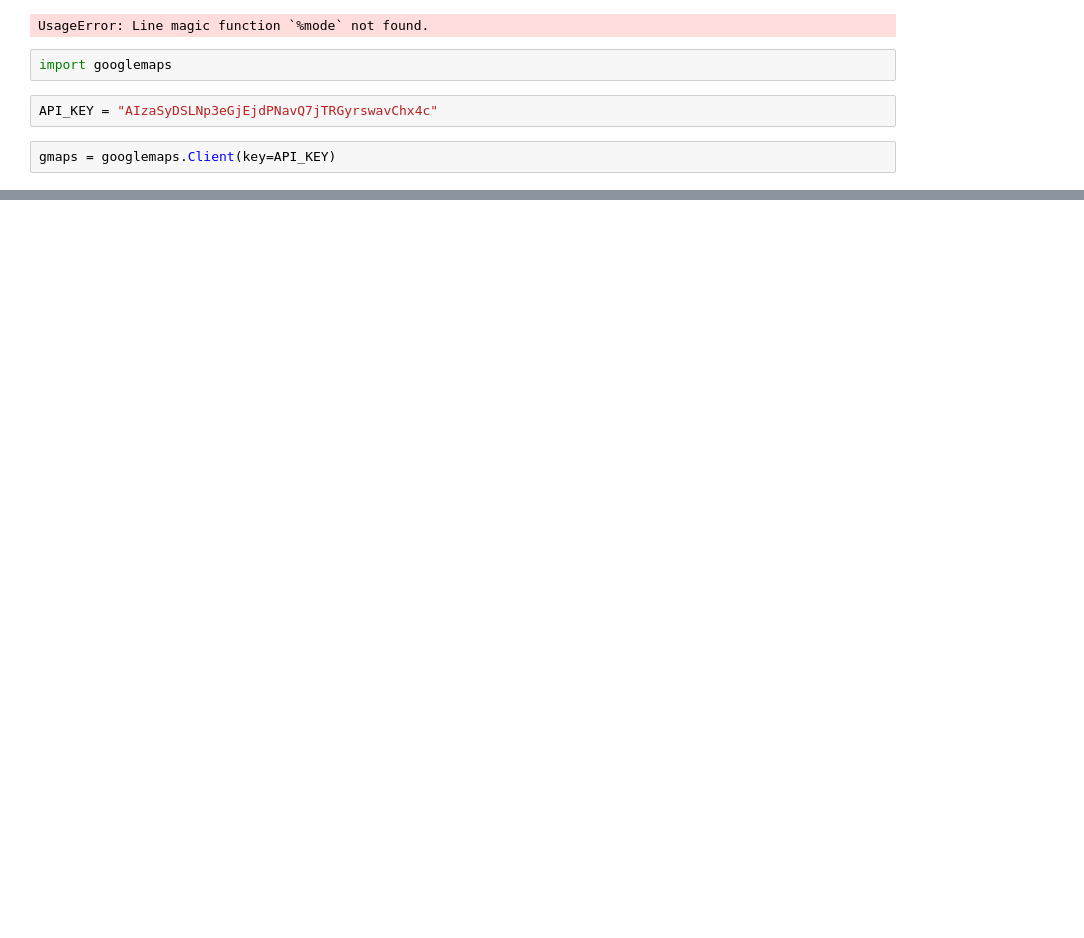
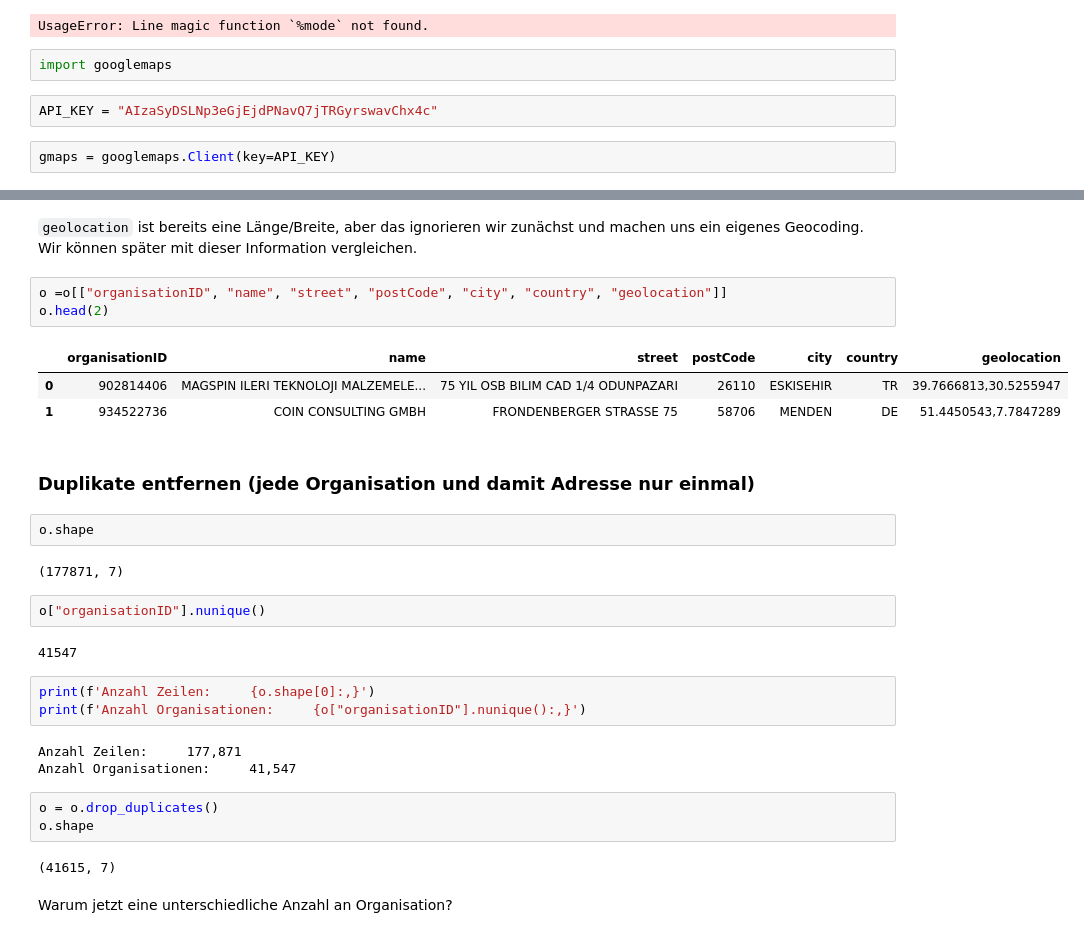
Before and after one commit to OOS-Team/DsKi_DataPreparation, a Jupyter notebook: 4_Geo.ipynb, the cells around one changed output, grey strips where cells are left out. Saved outputs shown, nothing was run; the diff lists cells and outputs as text; blank space fills up the shorter version.

```diff
--- a/4_Geo.ipynb
+++ b/4_Geo.ipynb
@@ -36,0 +68,32 @@ file = './data/cordis_eu_2020/organisation2023.csv'
+# %% [markdown]
+`geolocation` ist bereits eine Länge/Breite, aber das ignorieren wir zunächst und machen uns ein eigenes Geocoding. Wir können später mit dieser Information vergleichen.
+# %%
+o =o[["organisationID", "name", "street", "postCode", "city", "country", "geolocation"]]
+o.head(2)
+# %% [output]
+|  | organisationID | name | street | postCode | city | country | geolocation |
+| 0 | 902814406 | MAGSPIN ILERI TEKNOLOJI MALZEMELE... | 75 YIL OSB BILIM CAD 1/4 ODUNPAZARI | 26110 | ESKISEHIR | TR | 39.7666813,30.5255947 |
+| 1 | 934522736 | COIN CONSULTING GMBH | FRONDENBERGER STRASSE 75 | 58706 | MENDEN | DE | 51.4450543,7.7847289 |
+# %% [markdown]
+### Duplikate entfernen (jede Organisation und damit Adresse nur einmal)
+# %%
+o.shape
+# %% [output]
+(177871, 7)
+# %%
+o["organisationID"].nunique()
+# %% [output]
+41547
+# %%
+print(f'Anzahl Zeilen:     {o.shape[0]:,}')
+print(f'Anzahl Organisationen:     {o["organisationID"].nunique():,}')
+# %% [output]
+Anzahl Zeilen:     177,871
+Anzahl Organisationen:     41,547
+# %%
+o = o.drop_duplicates()
+o.shape
+# %% [output]
+(41615, 7)
+# %% [markdown]
+Warum jetzt eine unterschiedliche Anzahl an Organisation?
```
Also changed, not shown: parts of 29 cells of this notebook, 4 other files.
